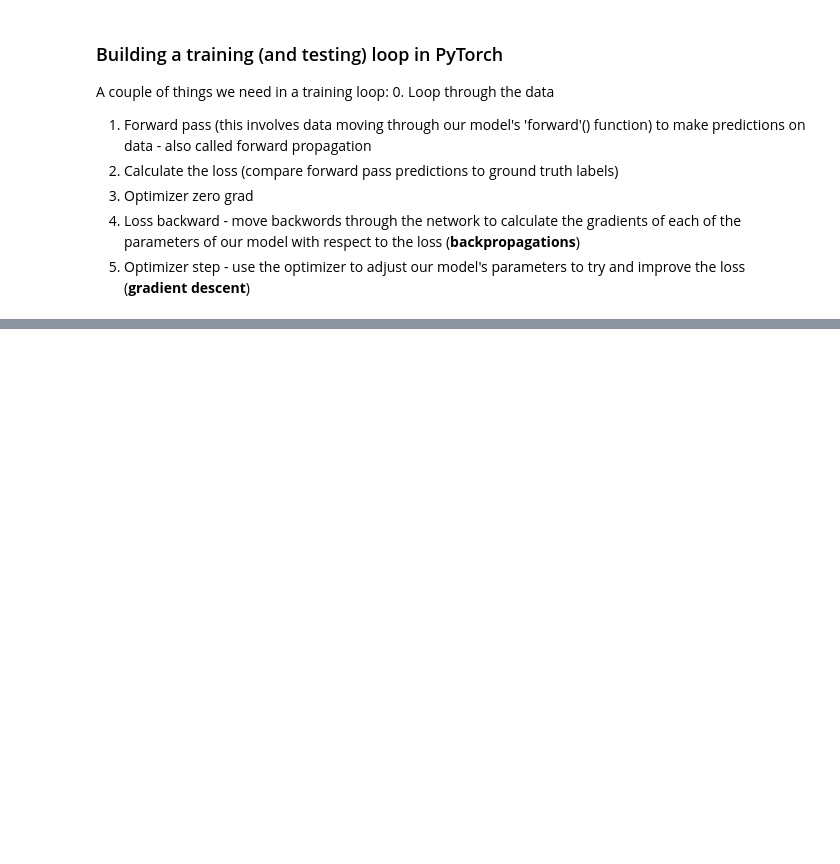
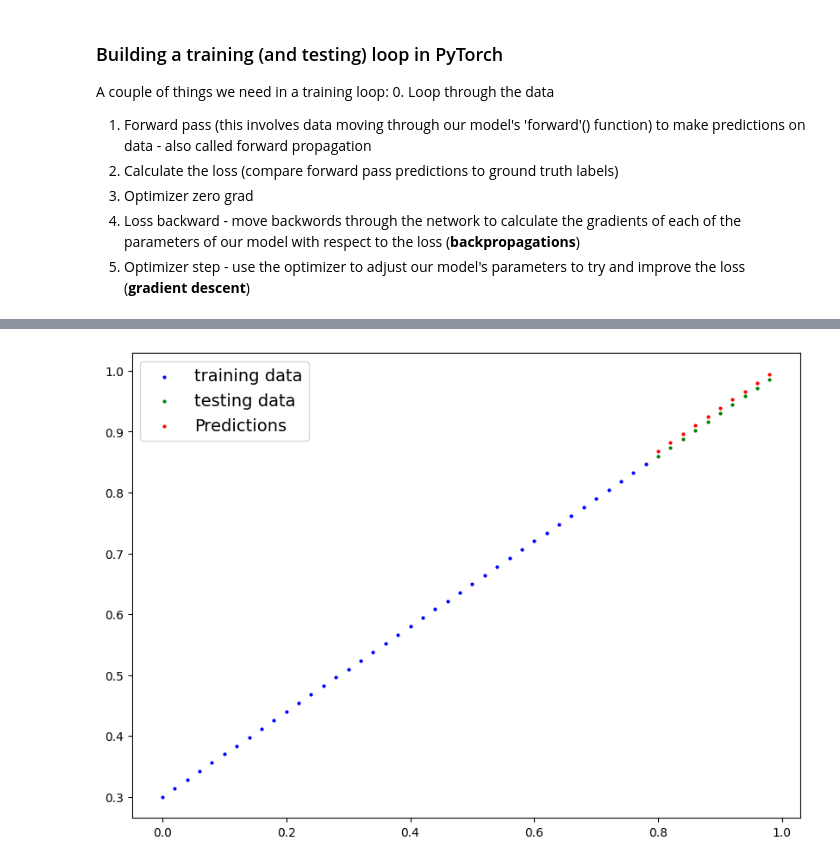
Before and after one commit to patero22/PyTorch_Course, a Jupyter notebook: 01_pytorch_workflow.ipynb, the cells around one changed output, grey strips where cells are left out. Drawn from its saved outputs; the diff is of its cells as text; code cells hidden in the pictures; blank space fills up the shorter version.

```diff
--- a/01_pytorch_workflow.ipynb
+++ b/01_pytorch_workflow.ipynb
@@ -321,0 +377,7 @@ for epoch in range(epochs):
+# %%
+with torch.inference_mode():
+  y_preds_new = model_0(X_test)
+# %%
+plot_prediction(predictions=y_preds_new)
+# %% [output]
+[figure, added]
```
Also changed, not shown: parts of 4 cells of this notebook.
